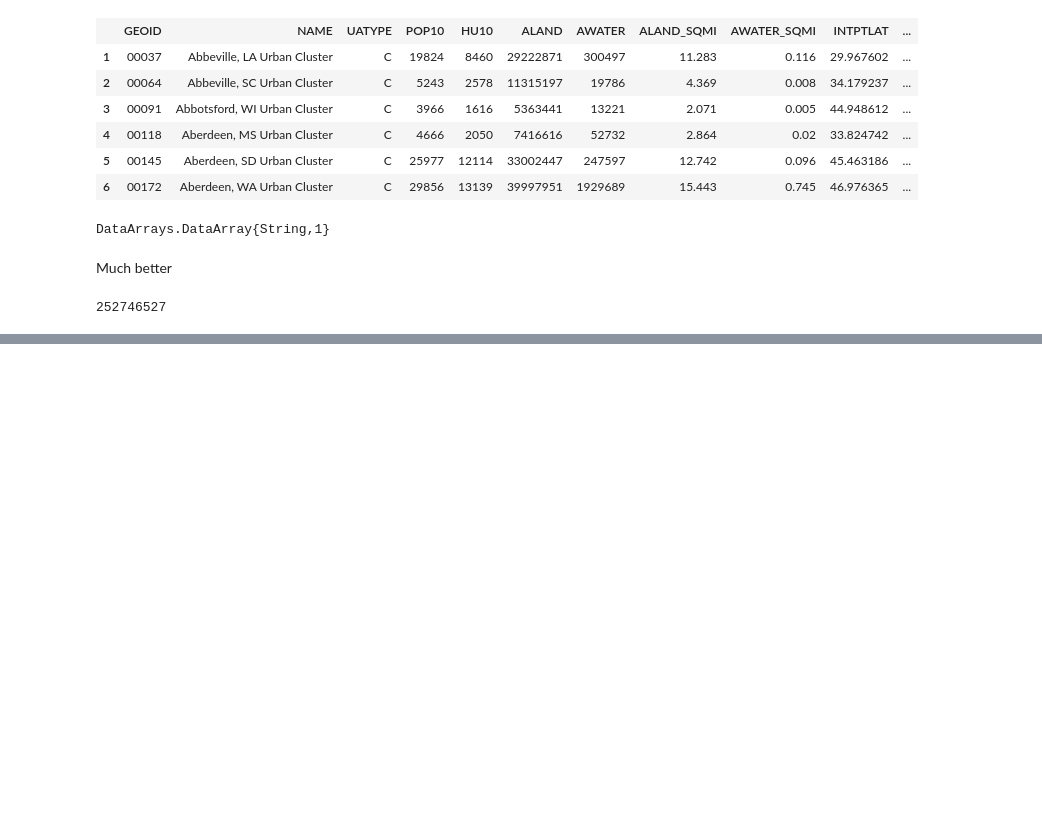
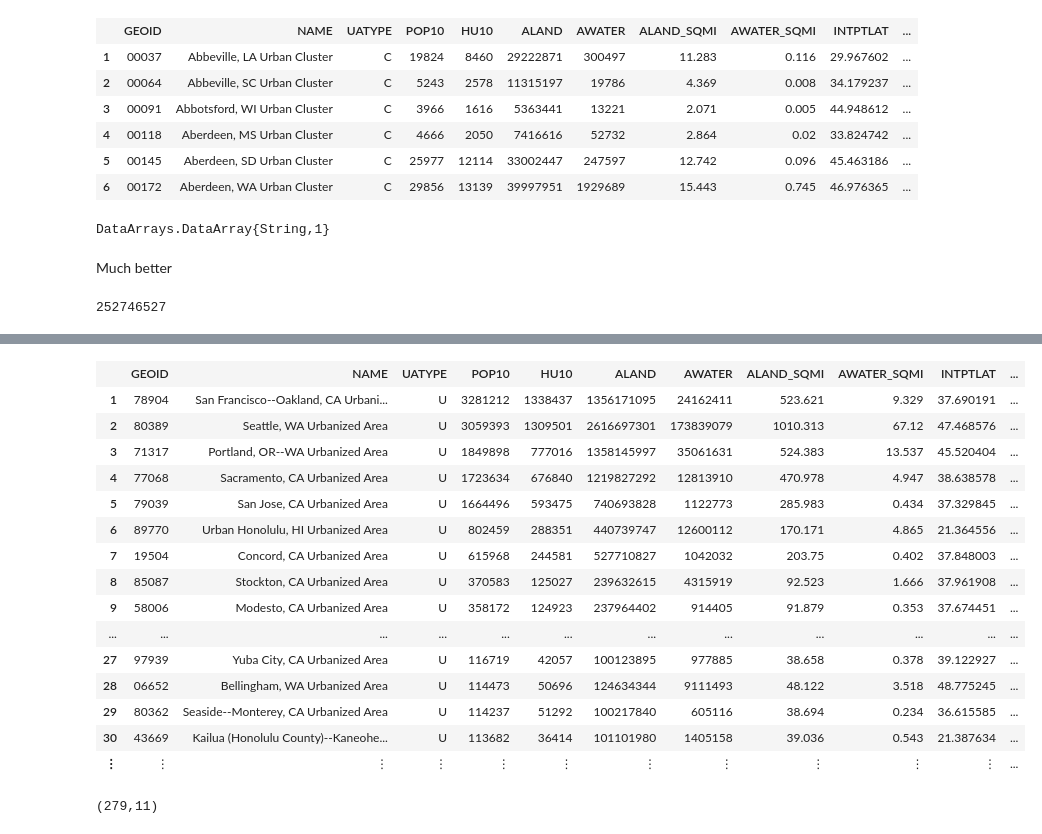
Before and after one commit to joshuanasiatka/FSU-Fall-2016, a Jupyter notebook: tpcs-sci-comp/notes/ch16.ipynb, the cells around one changed output, grey strips where cells are left out. Saved outputs shown, nothing was run; the diff lists cells and outputs as text; code cells hidden in the pictures; blank space fills up the shorter version.

```diff
--- a/tpcs-sci-comp/notes/ch16.ipynb
+++ b/tpcs-sci-comp/notes/ch16.ipynb
@@ -234,0 +265,23 @@ sum(census_data[:POP10])
+# %%
+west = census_data[census_data[:INTPTLONG] .< -120,:] # Everywhere west of 120 deg
+# %% [output]
+|  | GEOID | NAME | UATYPE | POP10 | HU10 | ALAND | AWATER | ALAND_SQMI | AWATER_SQMI | INTPTLAT | ... |
+| 1 | 78904 | San Francisco--Oakland, CA Urbani... | U | 3281212 | 1338437 | 1356171095 | 24162411 | 523.621 | 9.329 | 37.690191 | ... |
+| 2 | 80389 | Seattle, WA Urbanized Area | U | 3059393 | 1309501 | 2616697301 | 173839079 | 1010.313 | 67.12 | 47.468576 | ... |
+| 3 | 71317 | Portland, OR--WA Urbanized Area | U | 1849898 | 777016 | 1358145997 | 35061631 | 524.383 | 13.537 | 45.520404 | ... |
+| 4 | 77068 | Sacramento, CA Urbanized Area | U | 1723634 | 676840 | 1219827292 | 12813910 | 470.978 | 4.947 | 38.638578 | ... |
+| 5 | 79039 | San Jose, CA Urbanized Area | U | 1664496 | 593475 | 740693828 | 1122773 | 285.983 | 0.434 | 37.329845 | ... |
+| 6 | 89770 | Urban Honolulu, HI Urbanized Area | U | 802459 | 288351 | 440739747 | 12600112 | 170.171 | 4.865 | 21.364556 | ... |
+| 7 | 19504 | Concord, CA Urbanized Area | U | 615968 | 244581 | 527710827 | 1042032 | 203.75 | 0.402 | 37.848003 | ... |
+| 8 | 85087 | Stockton, CA Urbanized Area | U | 370583 | 125027 | 239632615 | 4315919 | 92.523 | 1.666 | 37.961908 | ... |
+| 9 | 58006 | Modesto, CA Urbanized Area | U | 358172 | 124923 | 237964402 | 914405 | 91.879 | 0.353 | 37.674451 | ... |
+| ... | ... | ... | ... | ... | ... | ... | ... | ... | ... | ... | ... |
+| 27 | 97939 | Yuba City, CA Urbanized Area | U | 116719 | 42057 | 100123895 | 977885 | 38.658 | 0.378 | 39.122927 | ... |
+| 28 | 06652 | Bellingham, WA Urbanized Area | U | 114473 | 50696 | 124634344 | 9111493 | 48.122 | 3.518 | 48.775245 | ... |
+| 29 | 80362 | Seaside--Monterey, CA Urbanized Area | U | 114237 | 51292 | 100217840 | 605116 | 38.694 | 0.234 | 36.615585 | ... |
+| 30 | 43669 | Kailua (Honolulu County)--Kaneohe... | U | 113682 | 36414 | 101101980 | 1405158 | 39.036 | 0.543 | 21.387634 | ... |
+| ⋮ | ⋮ | ⋮ | ⋮ | ⋮ | ⋮ | ⋮ | ⋮ | ⋮ | ⋮ | ⋮ | ... |
+# %%
+size(west)
+# %% [output]
+(279,11)
```
Also changed, not shown: parts of 45 cells of this notebook, 22 other files.
